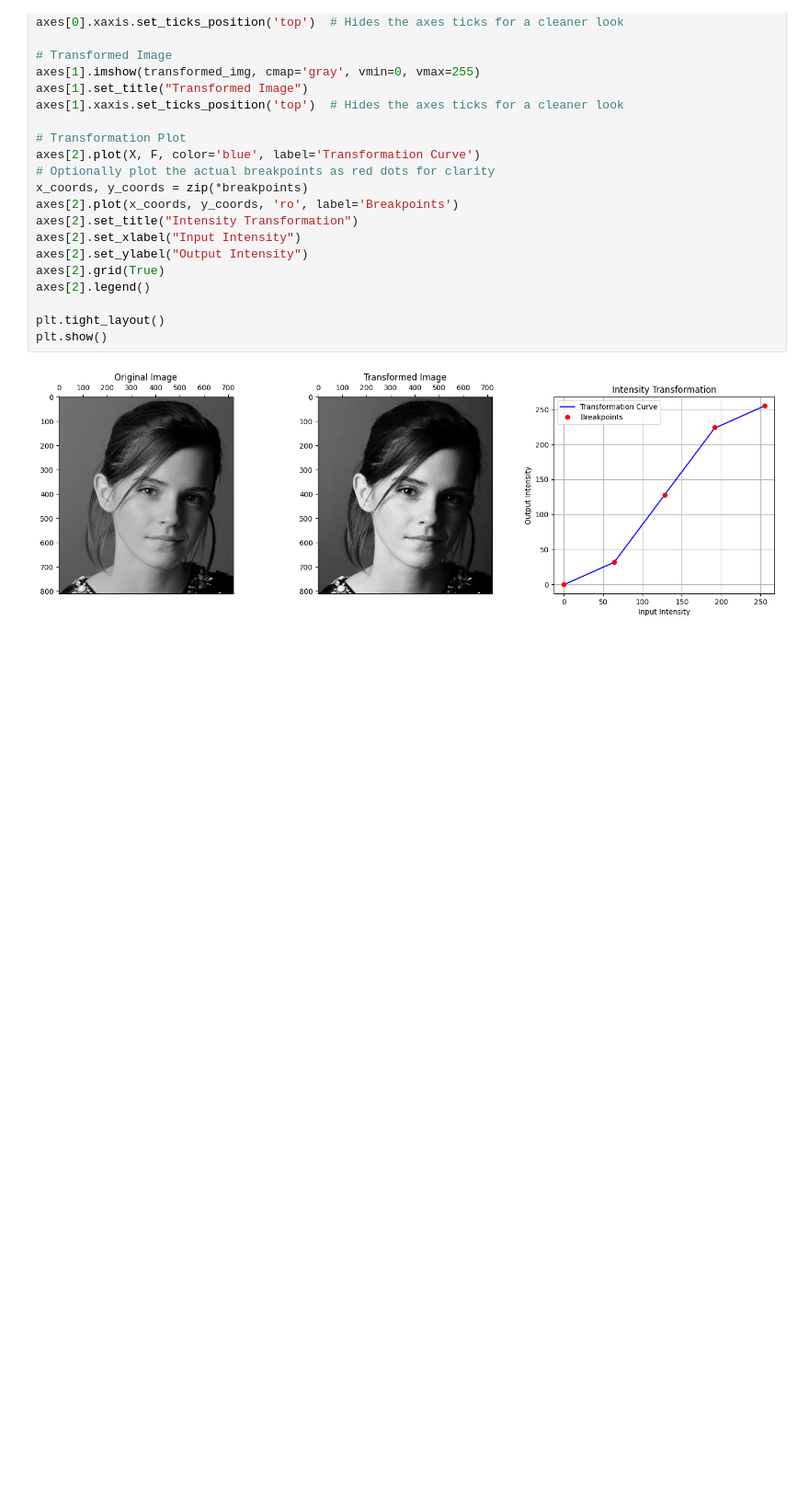
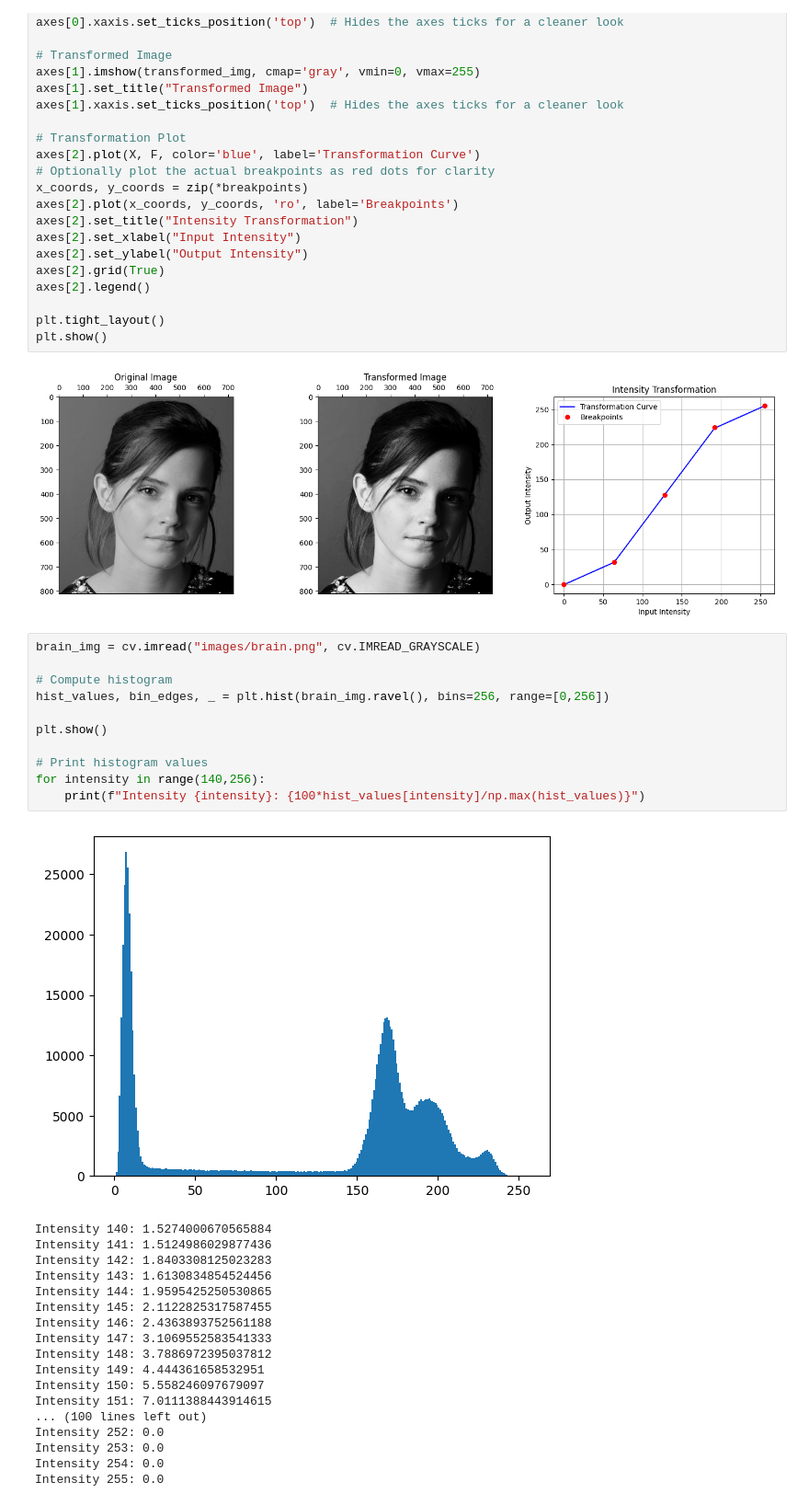
Before and after one commit to ManiiAya/EN3160_Assignment_01, a Jupyter notebook: 230065H_a01.ipynb, the cells around one changed output. Shown at 92% size. Drawn from its saved outputs; the diff is of its cells as text; blank space fills up the shorter version.

```diff
--- a/230065H_a01.ipynb
+++ b/230065H_a01.ipynb
@@ -125,3 +125,33 @@ plt.tight_layout()
 plt.show()
 # %% [output]
 [figure]
+# %%
+brain_img = cv.imread("images/brain.png", cv.IMREAD_GRAYSCALE)
+
+# Compute histogram
+hist_values, bin_edges, _ = plt.hist(brain_img.ravel(), bins=256, range=[0,256])
+
+plt.show()
+
+# Print histogram values
+for intensity in range(140,256):
+    print(f"Intensity {intensity}: {100*hist_values[intensity]/np.max(hist_values)}")
+# %% [output]
+[figure, added]
+Intensity 140: 1.5274000670565884
+Intensity 141: 1.5124986029877436
+Intensity 142: 1.8403308125023283
+Intensity 143: 1.6130834854524456
+Intensity 144: 1.9595425250530865
+Intensity 145: 2.1122825317587455
+Intensity 146: 2.4363893752561188
+Intensity 147: 3.1069552583541333
+Intensity 148: 3.7886972395037812
+Intensity 149: 4.444361658532951
+Intensity 150: 5.558246097679097
+Intensity 151: 7.0111388443914615
+... (100 lines left out)
+Intensity 252: 0.0
+Intensity 253: 0.0
+Intensity 254: 0.0
+Intensity 255: 0.0
```
Also changed, not shown: parts of 2 cells of this notebook.
